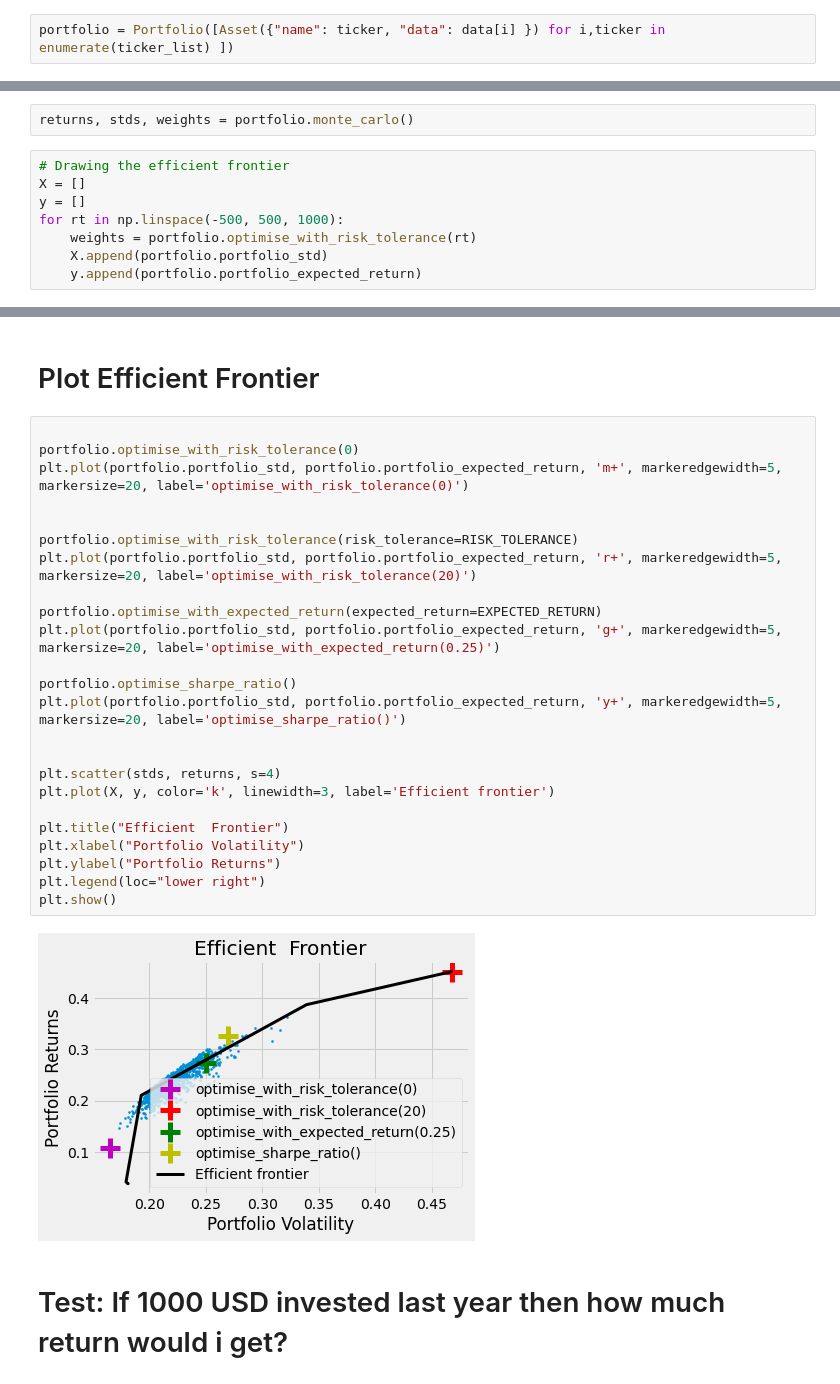
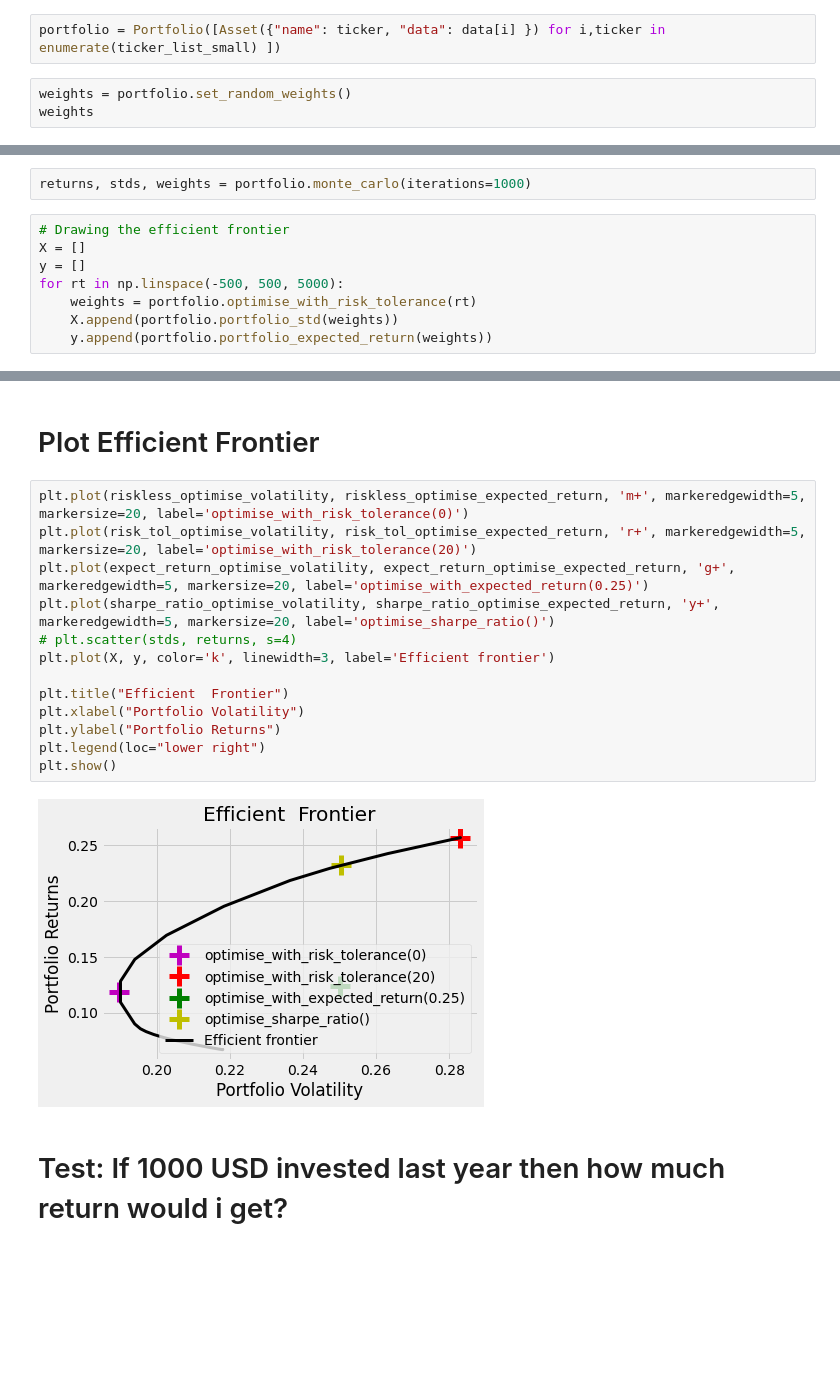
Before and after one commit to syed-hussain-93/portfolio-optimiser, a Jupyter notebook: notebooks/Portfolio Optimiser.ipynb, the cells around one changed output, grey strips where cells are left out. Cells and saved outputs as stored; diff of their text form; blank space fills up the shorter version.

```diff
--- a/notebooks/Portfolio Optimiser.ipynb
+++ b/notebooks/Portfolio Optimiser.ipynb
@@ -101,4 +128,7 @@ data_test.columns =ticker_list
 # %% [markdown]
 # Create portfolio
 # %%
-portfolio = Portfolio([Asset({"name": ticker, "data": data[i] }) for i,ticker in enumerate(ticker_list) ])
+portfolio = Portfolio([Asset({"name": ticker, "data": data[i] }) for i,ticker in enumerate(ticker_list_small) ])
+# %%
+weights = portfolio.set_random_weights()
+weights
@@ -108,15 +149,15 @@ portfolio = Portfolio([Asset({"name": ticker, "data": data[i] }) for i,ticker in
 import matplotlib.pyplot as plt
 plt.style.use('fivethirtyeight')
 # %%
-returns, stds, weights = portfolio.monte_carlo()
+returns, stds, weights = portfolio.monte_carlo(iterations=1000)
 # %%
 # Drawing the efficient frontier
 X = []
 y = []
-for rt in np.linspace(-500, 500, 1000):
+for rt in np.linspace(-500, 500, 5000):
     weights = portfolio.optimise_with_risk_tolerance(rt)
-    X.append(portfolio.portfolio_std)
-    y.append(portfolio.portfolio_expected_return)
+    X.append(portfolio.portfolio_std(weights))
+    y.append(portfolio.portfolio_expected_return(weights))
 # %%
 RISK_TOLERANCE = 20;
 EXPECTED_RETURN = 0.25
@@ -192,31 +224,20 @@ optimal_weights
 # %% [markdown]
 # Plot Efficient Frontier
 # %%
-
-portfolio.optimise_with_risk_tolerance(0)
-plt.plot(portfolio.portfolio_std, portfolio.portfolio_expected_return, 'm+', markeredgewidth=5, markersize=20, label='optimise_with_risk_tolerance(0)')
-
-
-portfolio.optimise_with_risk_tolerance(risk_tolerance=RISK_TOLERANCE)
-plt.plot(portfolio.portfolio_std, portfolio.portfolio_expected_return, 'r+', markeredgewidth=5, markersize=20, label='optimise_with_risk_tolerance(20)')
-
-portfolio.optimise_with_expected_return(expected_return=EXPECTED_RETURN)
-plt.plot(portfolio.portfolio_std, portfolio.portfolio_expected_return, 'g+', markeredgewidth=5, markersize=20, label='optimise_with_expected_return(0.25)')
-
-portfolio.optimise_sharpe_ratio()
-plt.plot(portfolio.portfolio_std, portfolio.portfolio_expected_return, 'y+', markeredgewidth=5, markersize=20, label='optimise_sharpe_ratio()')
-
-
-plt.scatter(stds, returns, s=4)
+plt.plot(riskless_optimise_volatility, riskless_optimise_expected_return, 'm+', markeredgewidth=5, markersize=20, label='optimise_with_risk_tolerance(0)')
+plt.plot(risk_tol_optimise_volatility, risk_tol_optimise_expected_return, 'r+', markeredgewidth=5, markersize=20, label='optimise_with_risk_tolerance(20)')
+plt.plot(expect_return_optimise_volatility, expect_return_optimise_expected_return, 'g+', markeredgewidth=5, markersize=20, label='optimise_with_expected_return(0.25)')
+plt.plot(sharpe_ratio_optimise_volatility, sharpe_ratio_optimise_expected_return, 'y+', markeredgewidth=5, markersize=20, label='optimise_sharpe_ratio()')
+# plt.scatter(stds, returns, s=4)
 plt.plot(X, y, color='k', linewidth=3, label='Efficient frontier')
 
 plt.title("Efficient  Frontier")
 plt.xlabel("Portfolio Volatility")
 plt.ylabel("Portfolio Returns")
 plt.legend(loc="lower right")
 plt.show()
 # %% [output]
-[figure, old version]
+[figure, new version]
 # %% [markdown]
 # Test: If 1000 USD invested last year then how much return would i get?
 # %%
```
Also changed, not shown: parts of 13 cells of this notebook, 12 other files.
